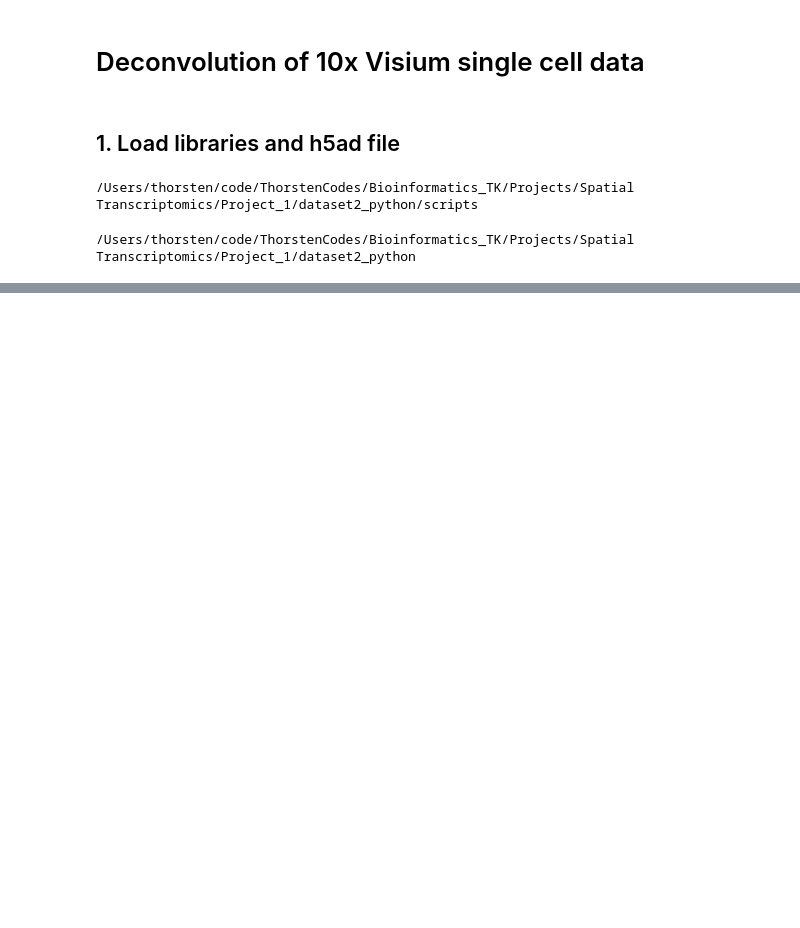
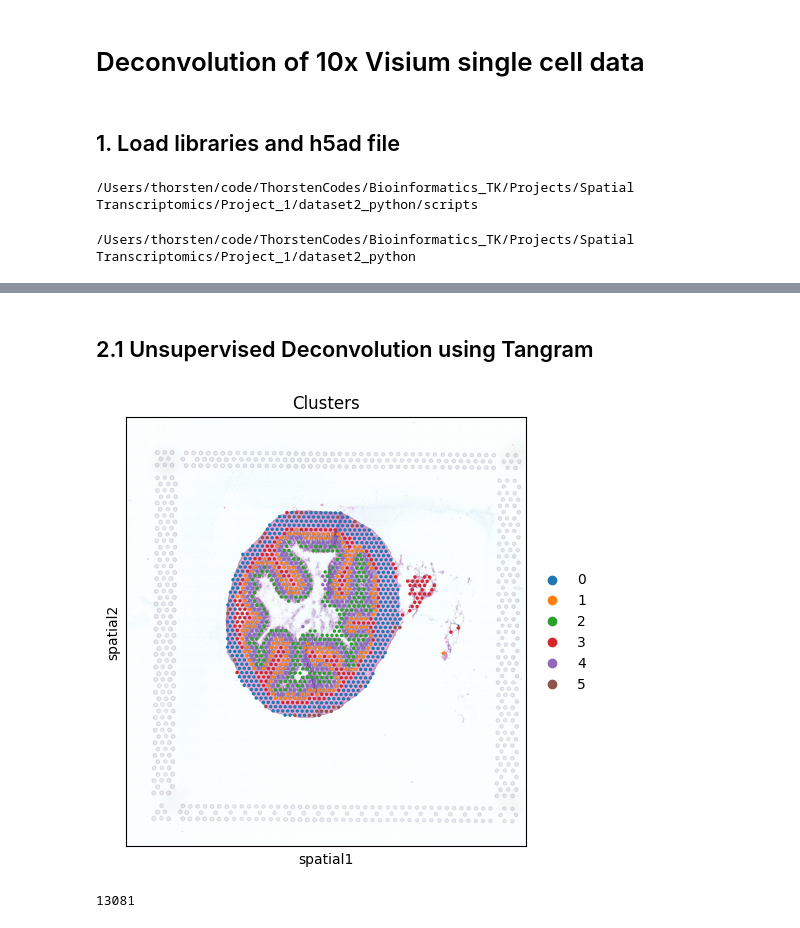
Before and after one commit to ThorstenCodes/spatial-transcriptomics-demo, a Jupyter notebook: dataset2_python/scripts/Deconvolution.ipynb, the cells around one changed output, grey strips where cells are left out. Cells and saved outputs as stored; diff of their text form; code cells hidden in the pictures; blank space fills up the shorter version.

```diff
--- a/dataset2_python/scripts/Deconvolution.ipynb
+++ b/dataset2_python/scripts/Deconvolution.ipynb
@@ -21,4 +21,4 @@ import seaborn as sns
 /Users/thorsten/code/ThorstenCodes/Bioinformatics_TK/Projects/Spatial Transcriptomics/Project_1/dataset2_python
 # %%
 # load preprocessed data
-sc.read_h5ad('./results/preprocessed.h5ad')
+adata = sc.read_h5ad('./results/preprocessed.h5ad')
@@ -35,0 +25,8 @@ AnnData object with n_obs × n_vars = 1228 × 13081
+# %% [markdown]
+## 2.1  Unsupervised Deconvolution using Tangram
+# %%
+# Let's shortly plot our image again
+adata.uns.pop('Clusters_colors')
+sq.pl.spatial_scatter(adata, color="Clusters")
+# %% [output]
+[figure, added]
@@ -35,0 +37,4 @@ AnnData object with n_obs × n_vars = 1228 × 13081
+# %%
+len(markers)
+# %% [output]
+13081
```
Also changed, not shown: parts of 3 cells of this notebook.
